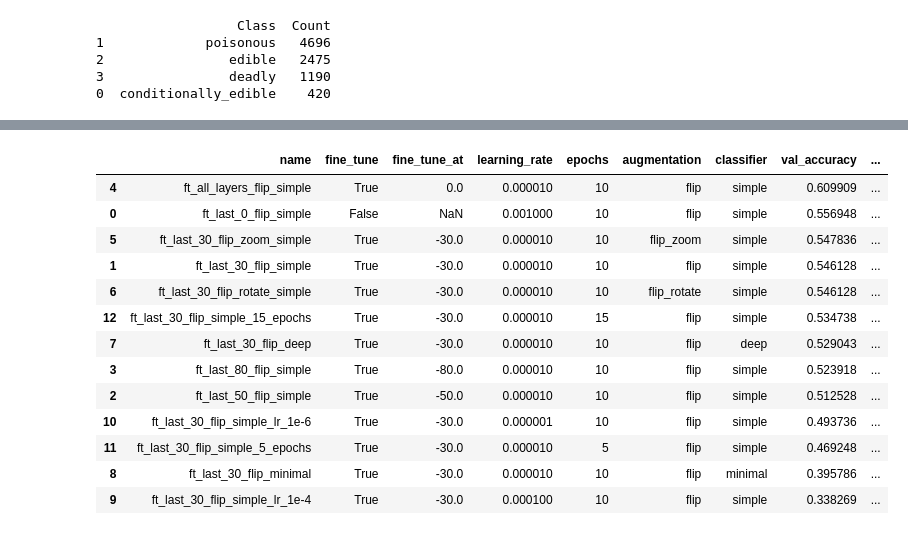
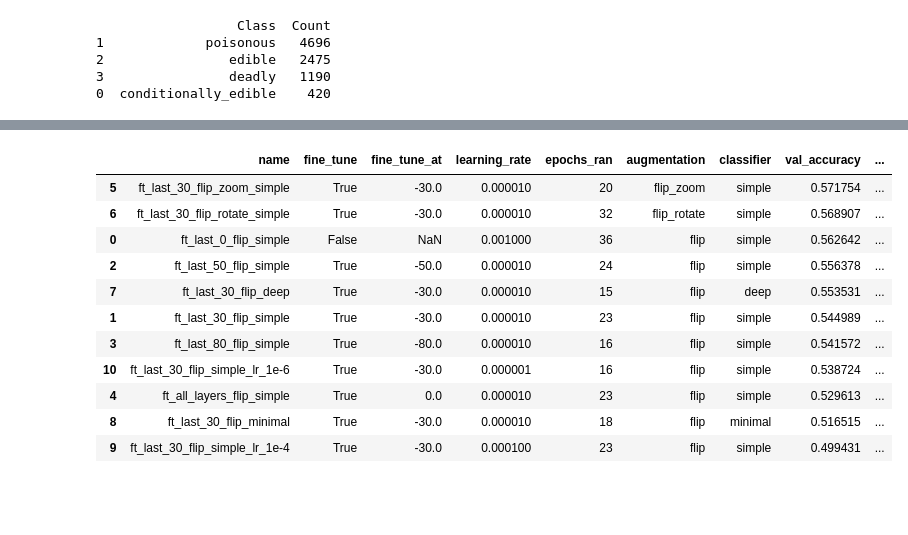
Before and after one commit to kahlus2001/mobile-net-mushroom-classification, a Jupyter notebook: mobile-net-classification.ipynb, the cells around one changed output, grey strips where cells are left out. Cells and saved outputs as stored; diff of their text form; code cells hidden in the pictures; blank space fills up the shorter version.

```diff
--- a/mobile-net-classification.ipynb
+++ b/mobile-net-classification.ipynb
@@ -225,11 +356,7 @@ def get_classifier(name):
         raise ValueError("Unknown classifier head")
 # %%
 def build_model(fine_tune, fine_tune_at, augmentation_name, classifier_name):
-    base_model = MobileNetV2(
-        input_shape=(*IMG_SIZE, 3),
-        include_top=False,
-        weights='imagenet'
-    )
+    base_model = BASE_MODEL
 
     if fine_tune:
         base_model.trainable = True
@@ -350,7 +484,6 @@ experiments = [
         "fine_tune": False,
         "fine_tune_at": None,
         "learning_rate": 1e-3,
-        "epochs": 10,
         "augmentation_name": "flip",
         "classifier_name": "simple"
     },
@@ -361,7 +494,6 @@ experiments = [
         "fine_tune": True,
         "fine_tune_at": -30,
         "learning_rate": 1e-5,
-        "epochs": 10,
         "augmentation_name": "flip",
         "classifier_name": "simple"
     },
@@ -371,7 +503,6 @@ experiments = [
         "fine_tune": True,
         "fine_tune_at": -50,
         "learning_rate": 1e-5,
-        "epochs": 10,
         "augmentation_name": "flip",
         "classifier_name": "simple"
     },
@@ -381,18 +512,15 @@ experiments = [
         "fine_tune": True,
         "fine_tune_at": -80,
         "learning_rate": 1e-5,
-        "epochs": 10,
         "augmentation_name": "flip",
         "classifier_name": "simple"
     },
-
 
     {
         "name": "ft_all_layers_flip_simple",
         "fine_tune": True,
         "fine_tune_at": 0,
         "learning_rate": 1e-5,
-        "epochs": 10,
         "augmentation_name": "flip",
         "classifier_name": "simple"
     },
@@ -404,7 +532,6 @@ experiments = [
         "fine_tune": True,
         "fine_tune_at": -30,
         "learning_rate": 1e-5,
-        "epochs": 10,
         "augmentation_name": "flip_zoom",
         "classifier_name": "simple"
     },
@@ -414,7 +541,6 @@ experiments = [
         "fine_tune": True,
         "fine_tune_at": -30,
         "learning_rate": 1e-5,
-        "epochs": 10,
         "augmentation_name": "flip_rotate",
         "classifier_name": "simple"
     },
@@ -426,7 +552,6 @@ experiments = [
         "fine_tune": True,
         "fine_tune_at": -30,
         "learning_rate": 1e-5,
-        "epochs": 10,
         "augmentation_name": "flip",
         "classifier_name": "deep"
     },
@@ -436,7 +561,6 @@ experiments = [
         "fine_tune": True,
         "fine_tune_at": -30,
         "learning_rate": 1e-5,
-        "epochs": 10,
         "augmentation_name": "flip",
         "classifier_name": "minimal"
     },
@@ -448,7 +572,6 @@ experiments = [
         "fine_tune": True,
         "fine_tune_at": -30,
         "learning_rate": 1e-4,
-        "epochs": 10,
         "augmentation_name": "flip",
         "classifier_name": "simple"
     },
@@ -458,29 +581,6 @@ experiments = [
         "fine_tune": True,
         "fine_tune_at": -30,
         "learning_rate": 1e-6,
-        "epochs": 10,
-        "augmentation_name": "flip",
-        "classifier_name": "simple"
-    },
-
-    # testing different epochs
-
-    {
-        "name": "ft_last_30_flip_simple_5_epochs",
-        "fine_tune": True,
-        "fine_tune_at": -30,
-        "learning_rate": 1e-5,
-        "epochs": 5,
-        "augmentation_name": "flip",
-        "classifier_name": "simple"
-    },
-
-    {
-        "name": "ft_last_30_flip_simple_15_epochs",
-        "fine_tune": True,
-        "fine_tune_at": -30,
-        "learning_rate": 1e-5,
-        "epochs": 15,
         "augmentation_name": "flip",
         "classifier_name": "simple"
     }
@@ -492,9 +592,8 @@ for exp in experiments:
     result = run_experiment(
         name=exp["name"],
         fine_tune=exp["fine_tune"],
-        fine_tune_at=exp.get("fine_tune_at", -30),  # use default if None
+        fine_tune_at=exp.get("fine_tune_at", -30),
         learning_rate=exp["learning_rate"],
-        epochs=exp["epochs"],
         augmentation_name=exp["augmentation_name"],
         classifier_name=exp["classifier_name"]
     )
@@ -588,22 +683,20 @@ Epoch 10/10
 # %%
 df_results = pd.DataFrame(results)[[
     "name", "fine_tune", "fine_tune_at", "learning_rate",
-    "epochs", "augmentation", "classifier", "val_accuracy", "val_loss"
+    "epochs_ran", "augmentation", "classifier", "val_accuracy", "val_loss"
 ]]
 df_results = df_results.sort_values("val_accuracy", ascending=False)
 df_results
 # %% [output]
-|  | name | fine_tune | fine_tune_at | learning_rate | epochs | augmentation | classifier | val_accuracy | ... |
-| 4 | ft_all_layers_flip_simple | True | 0.0 | 0.000010 | 10 | flip | simple | 0.609909 | ... |
-| 0 | ft_last_0_flip_simple | False | NaN | 0.001000 | 10 | flip | simple | 0.556948 | ... |
-| 5 | ft_last_30_flip_zoom_simple | True | -30.0 | 0.000010 | 10 | flip_zoom | simple | 0.547836 | ... |
-| 1 | ft_last_30_flip_simple | True | -30.0 | 0.000010 | 10 | flip | simple | 0.546128 | ... |
-| 6 | ft_last_30_flip_rotate_simple | True | -30.0 | 0.000010 | 10 | flip_rotate | simple | 0.546128 | ... |
-| 12 | ft_last_30_flip_simple_15_epochs | True | -30.0 | 0.000010 | 15 | flip | simple | 0.534738 | ... |
-| 7 | ft_last_30_flip_deep | True | -30.0 | 0.000010 | 10 | flip | deep | 0.529043 | ... |
-| 3 | ft_last_80_flip_simple | True | -80.0 | 0.000010 | 10 | flip | simple | 0.523918 | ... |
-| 2 | ft_last_50_flip_simple | True | -50.0 | 0.000010 | 10 | flip | simple | 0.512528 | ... |
-| 10 | ft_last_30_flip_simple_lr_1e-6 | True | -30.0 | 0.000001 | 10 | flip | simple | 0.493736 | ... |
-| 11 | ft_last_30_flip_simple_5_epochs | True | -30.0 | 0.000010 | 5 | flip | simple | 0.469248 | ... |
-| 8 | ft_last_30_flip_minimal | True | -30.0 | 0.000010 | 10 | flip | minimal | 0.395786 | ... |
-| 9 | ft_last_30_flip_simple_lr_1e-4 | True | -30.0 | 0.000100 | 10 | flip | simple | 0.338269 | ... |
+|  | name | fine_tune | fine_tune_at | learning_rate | epochs_ran | augmentation | classifier | val_accuracy | ... |
+| 5 | ft_last_30_flip_zoom_simple | True | -30.0 | 0.000010 | 20 | flip_zoom | simple | 0.571754 | ... |
+| 6 | ft_last_30_flip_rotate_simple | True | -30.0 | 0.000010 | 32 | flip_rotate | simple | 0.568907 | ... |
+| 0 | ft_last_0_flip_simple | False | NaN | 0.001000 | 36 | flip | simple | 0.562642 | ... |
+| 2 | ft_last_50_flip_simple | True | -50.0 | 0.000010 | 24 | flip | simple | 0.556378 | ... |
+| 7 | ft_last_30_flip_deep | True | -30.0 | 0.000010 | 15 | flip | deep | 0.553531 | ... |
+| 1 | ft_last_30_flip_simple | True | -30.0 | 0.000010 | 23 | flip | simple | 0.544989 | ... |
+| 3 | ft_last_80_flip_simple | True | -80.0 | 0.000010 | 16 | flip | simple | 0.541572 | ... |
+| 10 | ft_last_30_flip_simple_lr_1e-6 | True | -30.0 | 0.000001 | 16 | flip | simple | 0.538724 | ... |
+| 4 | ft_all_layers_flip_simple | True | 0.0 | 0.000010 | 23 | flip | simple | 0.529613 | ... |
+| 8 | ft_last_30_flip_minimal | True | -30.0 | 0.000010 | 18 | flip | minimal | 0.516515 | ... |
+| 9 | ft_last_30_flip_simple_lr_1e-4 | True | -30.0 | 0.000100 | 23 | flip | simple | 0.499431 | ... |
```
Also changed, not shown: parts of 20 cells of this notebook.
